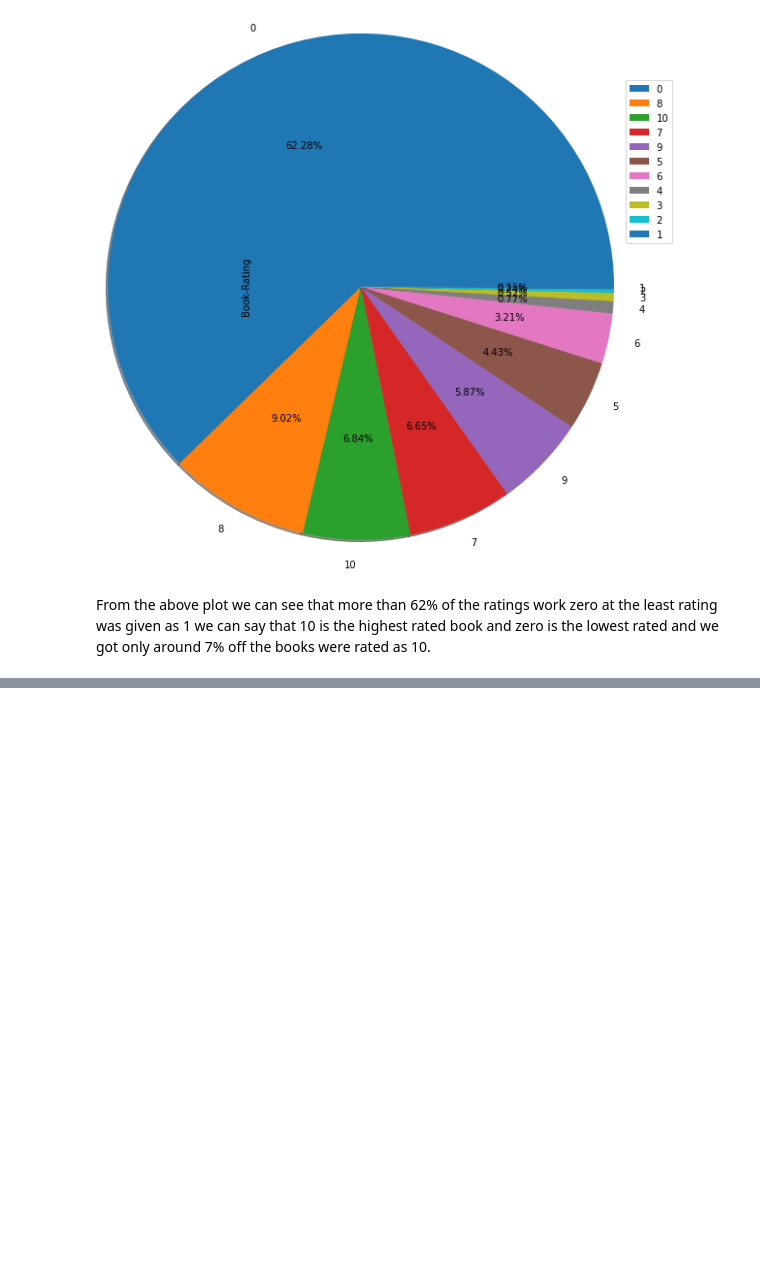
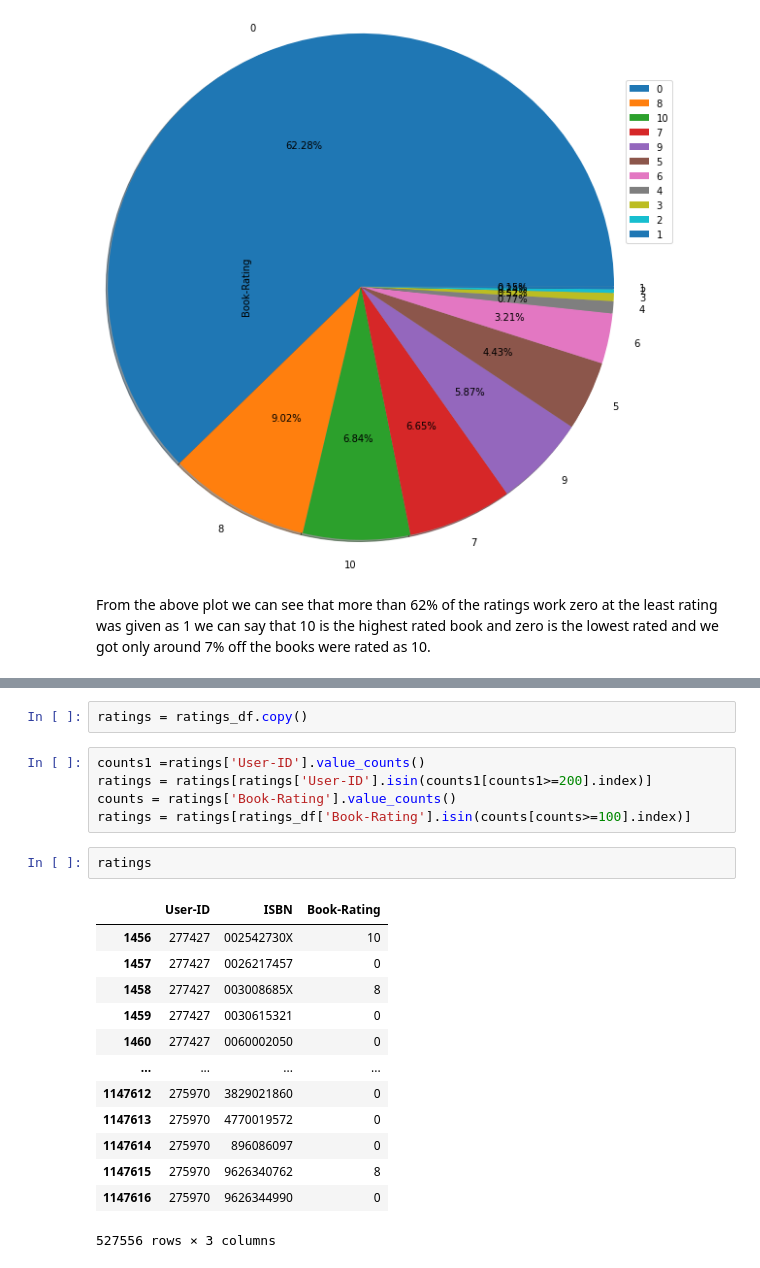
Before and after one commit to shyamsundar-v/Book-Recommendation-System, a Jupyter notebook: Book_Recommendation_System.ipynb, the cells around one changed output, grey strips where cells are left out. Drawn from its saved outputs; the diff is of its cells as text; blank space fills up the shorter version.

```diff
--- a/Book_Recommendation_System.ipynb
+++ b/Book_Recommendation_System.ipynb
@@ -461,0 +506,23 @@ Length: 105283, dtype: int64
+# %%
+ratings = ratings_df.copy()
+# %%
+counts1 =ratings['User-ID'].value_counts()
+ratings = ratings[ratings['User-ID'].isin(counts1[counts1>=200].index)]
+counts = ratings['Book-Rating'].value_counts()
+ratings = ratings[ratings_df['Book-Rating'].isin(counts[counts>=100].index)]
+# %%
+ratings
+# %% [output]
+|  | User-ID | ISBN | Book-Rating |
+| 1456 | 277427 | 002542730X | 10 |
+| 1457 | 277427 | 0026217457 | 0 |
+| 1458 | 277427 | 003008685X | 8 |
+| 1459 | 277427 | 0030615321 | 0 |
+| 1460 | 277427 | 0060002050 | 0 |
+| ... | ... | ... | ... |
+| 1147612 | 275970 | 3829021860 | 0 |
+| 1147613 | 275970 | 4770019572 | 0 |
+| 1147614 | 275970 | 896086097 | 0 |
+| 1147615 | 275970 | 9626340762 | 8 |
+| 1147616 | 275970 | 9626344990 | 0 |
+527556 rows × 3 columns
```
Also changed, not shown: parts of 27 cells of this notebook.
